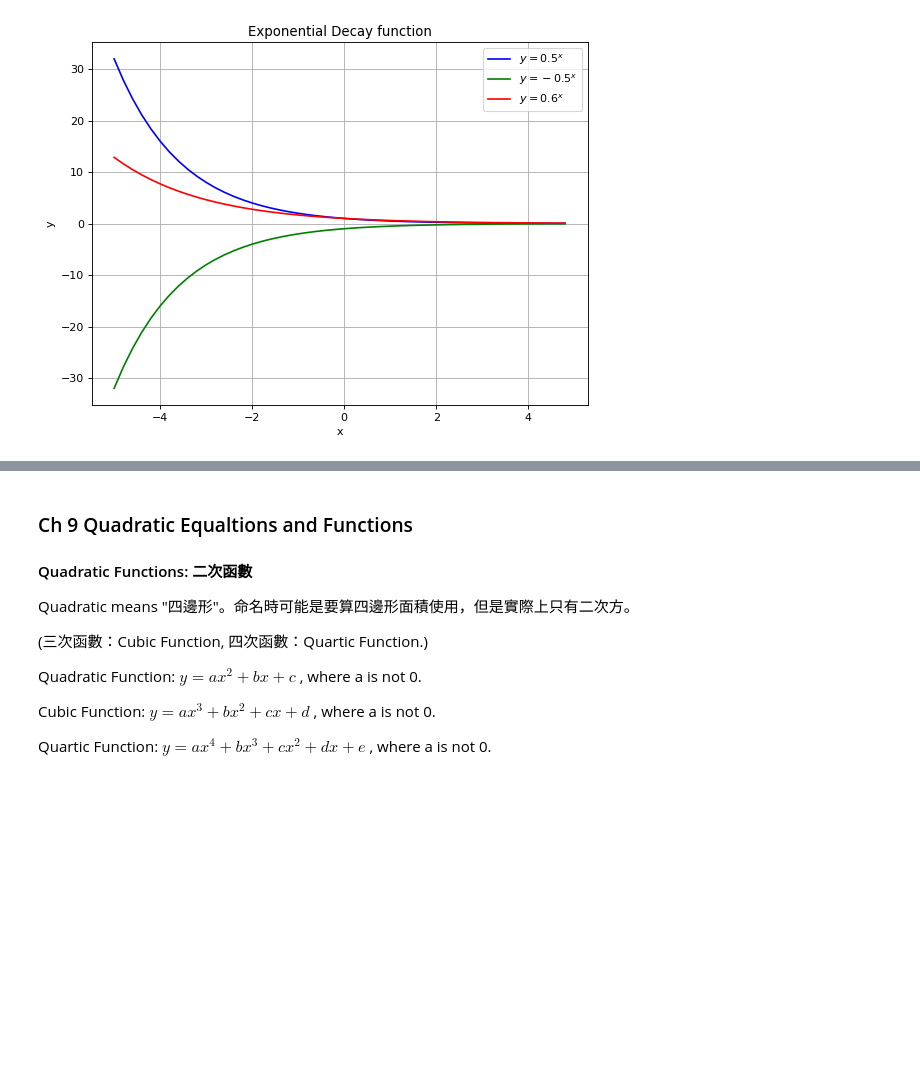
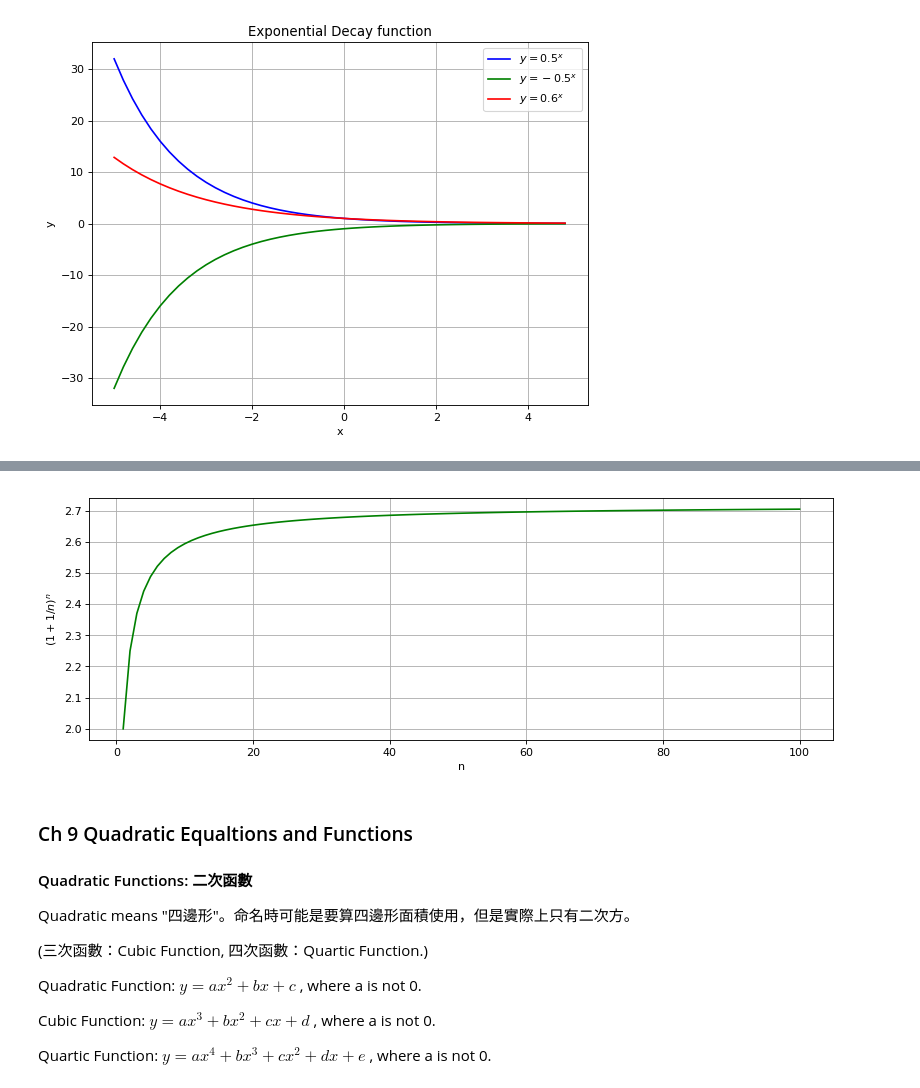
Before and after one commit to apextw/math, a Jupyter notebook: Algebra 1.ipynb, the cells around one changed output, grey strips where cells are left out. Cells and saved outputs as stored; diff of their text form; code cells hidden in the pictures; blank space fills up the shorter version.

```diff
--- a/Algebra 1.ipynb
+++ b/Algebra 1.ipynb
@@ -1675,3 +2001,27 @@ n-th order polynominal has (n-1) turning point
+# %%
+################################################################################
+# Euler Number
+# Author: stevenlee, tw.steven@gmail.com
+################################################################################
+import numpy as np
+import matplotlib.pyplot as plt
+
+euler = lambda n: pow(1.0+(1.0/n),n)
+
+x = np.linspace(1,100,100)
+y = []
+for i in x:
+    y.append(euler(i))
+
+# Plot to figure
+plt.figure(figsize=(12, 4), dpi=80)
+plt.plot(x, y, 'g')
+plt.xlabel('n')
+plt.ylabel('$(1+ 1/n)^n$')
+plt.grid(True)
+plt.show()
+# %% [output]
+[figure, added]
 # %% [markdown]
 ### Ch 9 Quadratic Equaltions and Functions
 #### Quadratic Functions: 二次函數
```
Also changed, not shown: parts of 32 cells of this notebook.
